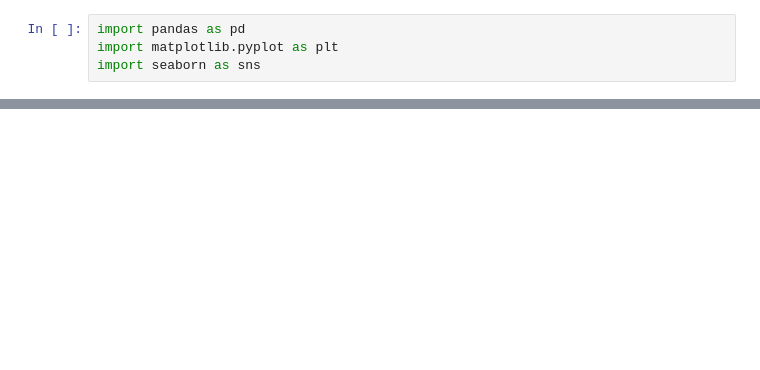
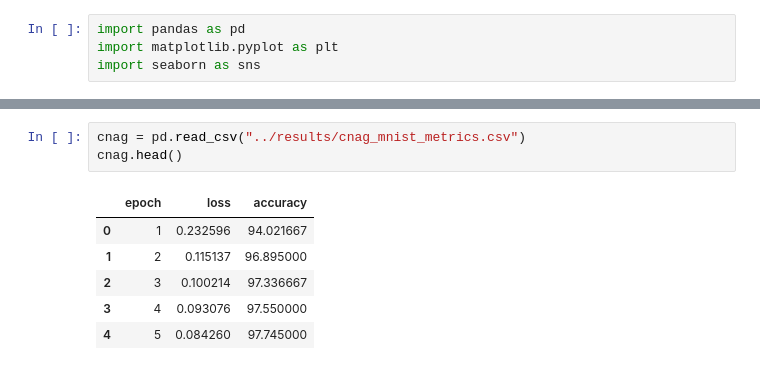
Before and after one commit to VishnuVardhanKasireddy/curvature-optimizer, a Jupyter notebook: notebooks/visualisation_mnist.ipynb, the cells around one changed output, grey strips where cells are left out. Cells and saved outputs as stored; diff of their text form; blank space fills up the shorter version.

```diff
--- a/notebooks/visualisation_mnist.ipynb
+++ b/notebooks/visualisation_mnist.ipynb
@@ -15,3 +15,13 @@ calr.head()
+# %%
+cnag = pd.read_csv("../results/cnag_mnist_metrics.csv")
+cnag.head()
+# %% [output]
+|  | epoch | loss | accuracy |
+| 0 | 1 | 0.232596 | 94.021667 |
+| 1 | 2 | 0.115137 | 96.895000 |
+| 2 | 3 | 0.100214 | 97.336667 |
+| 3 | 4 | 0.093076 | 97.550000 |
+| 4 | 5 | 0.084260 | 97.745000 |
 # %%
 adam = pd.read_csv("../results/adam_mnist_metrics.csv")
 adam.head()
```
Also changed, not shown: parts of 6 cells of this notebook, 5 other files.
